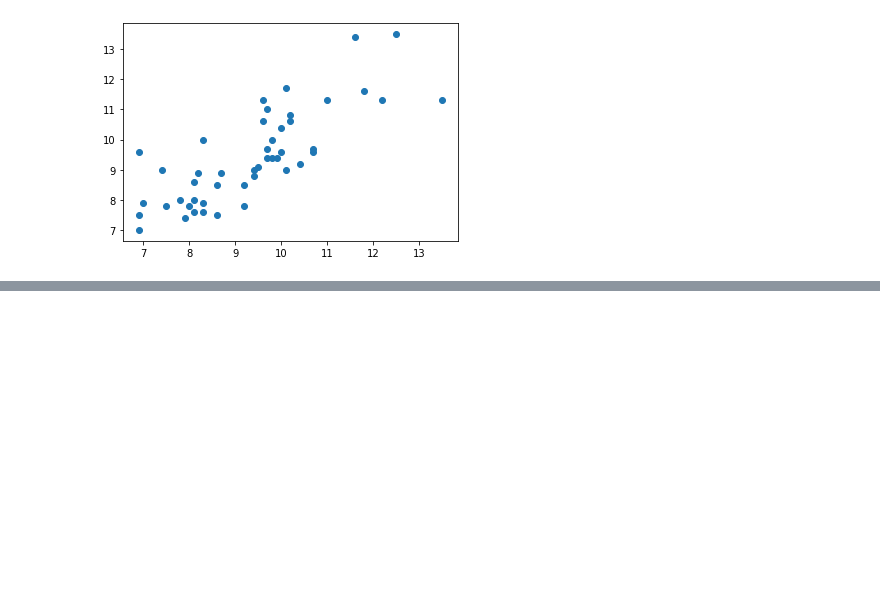
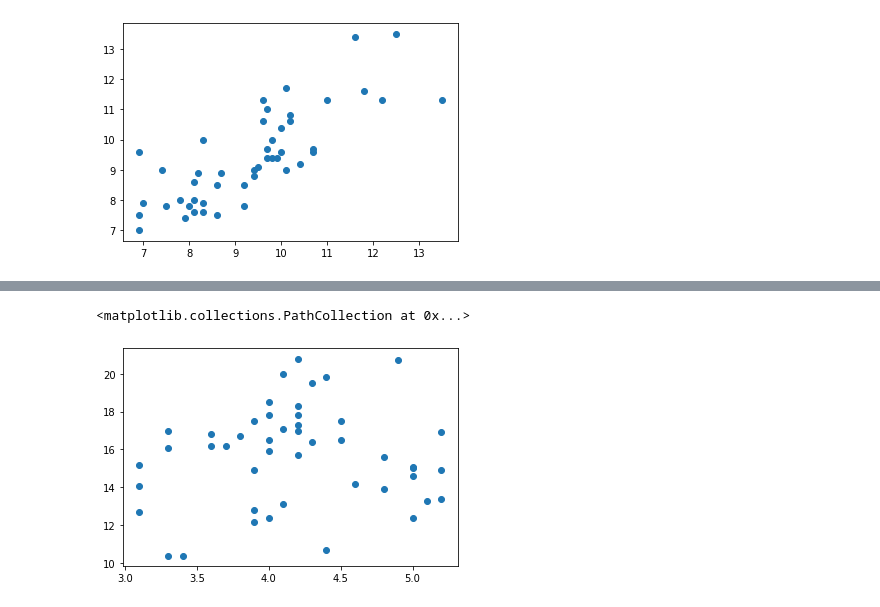
Before and after one commit to imagineLife/data-cleaner, a Jupyter notebook: Scatterplots.ipynb, the cells around one changed output, grey strips where cells are left out. Drawn from its saved outputs; the diff is of its cells as text; code cells hidden in the pictures; blank space fills up the shorter version.

```diff
--- a/Scatterplots.ipynb
+++ b/Scatterplots.ipynb
@@ -208,0 +217,6 @@ plt.scatter(some_college_outliers,no_out_60_plus)
+# %%
+# 18-35 yrs
+plt.scatter(bach_outliers,no_out_18_34)
+# %% [output]
+<matplotlib.collections.PathCollection at 0x...>
+[figure, added]
```
Also changed, not shown: parts of 4 cells of this notebook.
